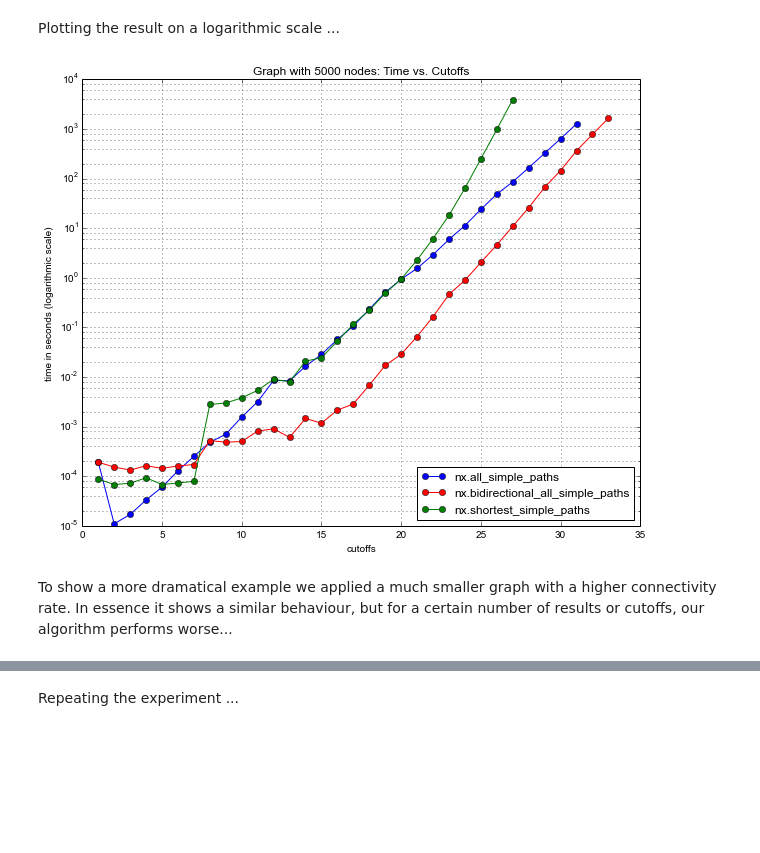
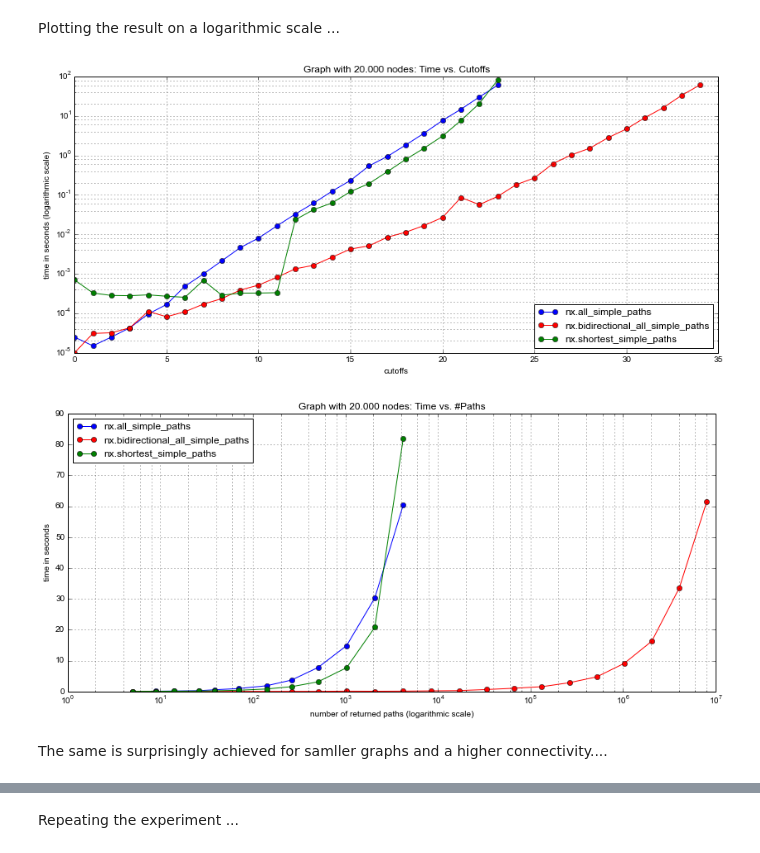
Before and after one commit to andre-dietrich/Jupyter-Notebooks, a Jupyter notebook: bidirectional graph search benchmark.ipynb, the cells around one changed output, grey strips where cells are left out. Drawn from its saved outputs; the diff is of its cells as text; code cells hidden in the pictures; blank space fills up the shorter version.

```diff
--- a/bidirectional graph search benchmark.ipynb
+++ b/bidirectional graph search benchmark.ipynb
@@ -19,9 +19,7 @@ The principle of the bidirectional search was implemented for three common searc
 # %%
 %pylab inline
 import matplotlib.pyplot as plt
-plt.rcParams['figure.figsize'] = (10.0, 8.0)
-
-#from bidirectional_path_search import *
+plt.rcParams['figure.figsize'] = (14.0, 6.0)
 
 import networkx as nx
 G = nx.complete_graph(5)
@@ -92,6 +90,6 @@ import time
 import random
 
 # trying out a huge graph...
-G1 = nx.dense_gnm_random_graph(5000,5000,2)
+G1 = nx.dense_gnm_random_graph(20000,20000,2)
 print nx.info(G1)
 # %% [output]
@@ -107,16 +105,17 @@ As this first test reveals that our approach is a bit slower than the original `
 # %%
-times1, times2 = [], []
+times1, times2 = [[], []], [[],[]]
+#lengts2, lengths2 = [], []
 for i in range(100000):
     source = random.randint(0, len(G1)-1)
     target = random.randint(0, len(G1)-1)
 
     # original
     t = time.time()
-    r1 = nx.has_path(G1, source, target)
-    times1.append(time.time()-t)
+    r = nx.has_path(G1, source, target)
+    t = times1[r].append(time.time()-t)
 
     # bidirectional
     t = time.time()
-    r2 = nx.bidirectional_has_path(G1, source, target)
-    times2.append(time.time()-t)
+    r = nx.bidirectional_has_path(G1, source, target)
+    times2[r].append(time.time()-t)
 # %%
@@ -152,7 +163,7 @@ In contrast to the previous approach, we now really perform much better, if it i
 times1, times2     = [], []
 results1, results2 = [], []
 lengths1, lengths2 = [], []
-for i in range(1000):
+for i in range(2000):
     source = random.randint(0, len(G1)-1)
     target = random.randint(0, len(G1)-1)
 
@@ -261,20 +272,38 @@ Cutoff   #      Time nx                 Time bi                 Time Yen
 # %% [markdown]
 Plotting the result on a logarithmic scale ...
 # %%
-plt.title("Graph with 5000 nodes: Time vs. Cutoffs")
+plt.title("Graph with 20.000 nodes: Time vs. Cutoffs")
 plt.ylabel("time in seconds (logarithmic scale)")
 plt.xlabel("cutoffs")
-plt.plot(range(len(times3)), times3, color="b", linestyle='-', marker='o', label="nx.all_simple_paths")
-plt.plot(range(len(times4)), times4, color="r", linestyle='-', marker='o', label="nx.bidirectional_all_simple_paths")
-plt.plot(range(len(times5)), times5, color="g", linestyle='-', marker='o', label="nx.shortest_simple_paths")
+
+df["T nx"].plot(color = "b",  linestyle='-', marker='o', label="nx.all_simple_paths")
+df["T bi"].plot(color = "r",  linestyle='-', marker='o', label="nx.bidirectional_all_simple_paths")
+df["T yen"].plot(color = "g", linestyle='-', marker='o', label="nx.shortest_simple_paths")
+
 plt.yscale('log')
 plt.legend(loc="lower right")
 plt.grid(True, which="both")
 plt.show()
 # %% [output]
-[figure, old version]
+[figure, new version]
-# %% [markdown]
-To show a more dramatical example we applied a much smaller graph with a higher connectivity rate. In essence it shows a similar behaviour, but for a certain number of results or cutoffs, our algorithm performs worse...
+# %%
+plt.title("Graph with 20.000 nodes: Time vs. #Paths")
+
+df.plot(x="R nx", y="T nx", color = "b",  linestyle='-', marker='o', label="nx.all_simple_paths")
+df.plot(x="R bi", y="T bi", color = "r",  linestyle='-', marker='o', label="nx.bidirectional_all_simple_paths")
+df.plot(x="R yen",y="T yen",color = "g",  linestyle='-', marker='o', label="nx.shortest_simple_paths")
+
+plt.ylabel("time in seconds")
+plt.xlabel("number of returned paths (logarithmic scale)")
+
+plt.xscale('log')
+plt.legend(loc="upper left")
+plt.grid(True, which="both")
+plt.show()
+# %% [output]
+[figure, added]
+# %% [markdown]
+The same is surprisingly achieved for samller graphs and a higher connectivity....
 # %%
 from networkx.utils import powerlaw_sequence
 from networkx.utils import create_degree_sequence
```
Also changed, not shown: parts of 20 cells of this notebook.
